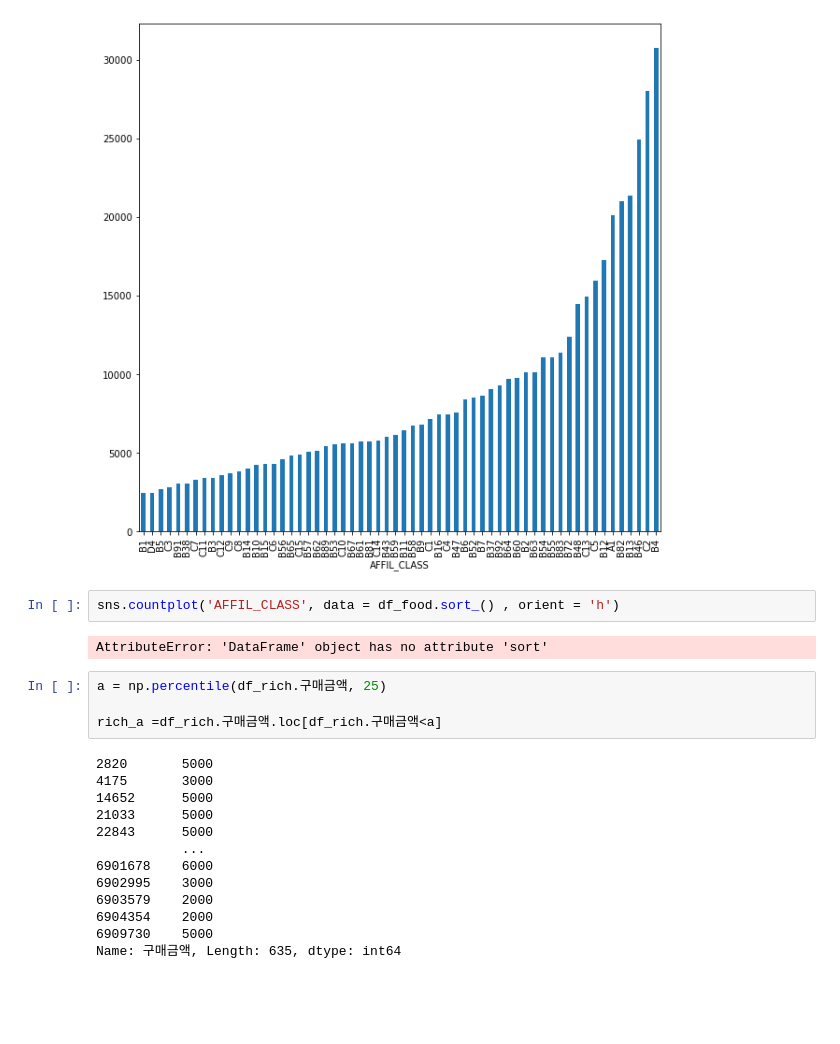
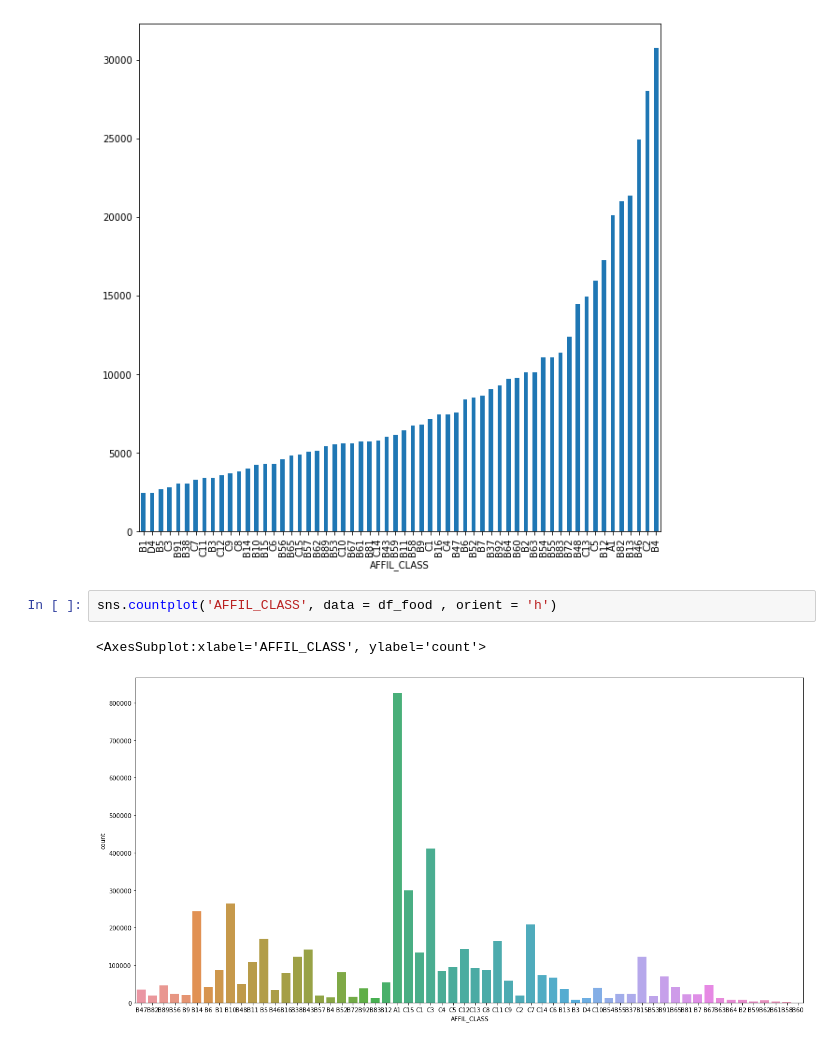
Before and after one commit to zoqls15/python, a Jupyter notebook: lmember.ipynb, the cells around one changed output. Drawn from its saved outputs; the diff is of its cells as text; blank space fills up the shorter version.

```diff
--- a/lmember.ipynb
+++ b/lmember.ipynb
@@ -182,23 +182,7 @@ d.plot(kind = 'bar')
 <AxesSubplot:xlabel='AFFIL_CLASS'>
 [figure]
 # %%
-sns.countplot('AFFIL_CLASS', data = df_food.sort_() , orient = 'h')
+sns.countplot('AFFIL_CLASS', data = df_food , orient = 'h')
 # %% [output]
-AttributeError: 'DataFrame' object has no attribute 'sort'
+<AxesSubplot:xlabel='AFFIL_CLASS', ylabel='count'>
+[figure, added]
-# %%
-a = np.percentile(df_rich.구매금액, 25)
-
-rich_a =df_rich.구매금액.loc[df_rich.구매금액<a]
-# %% [output]
-2820       5000
-4175       3000
-14652      5000
-21033      5000
-22843      5000
-           ...
-6901678    6000
-6902995    3000
-6903579    2000
-6904354    2000
-6909730    5000
-Name: 구매금액, Length: 635, dtype: int64
```
Also changed, not shown: parts of 5 cells of this notebook.
